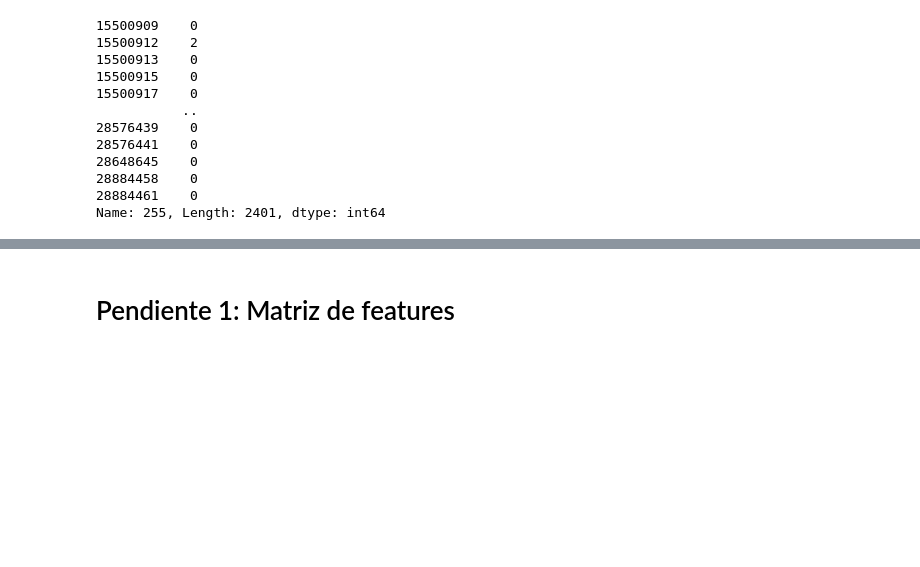
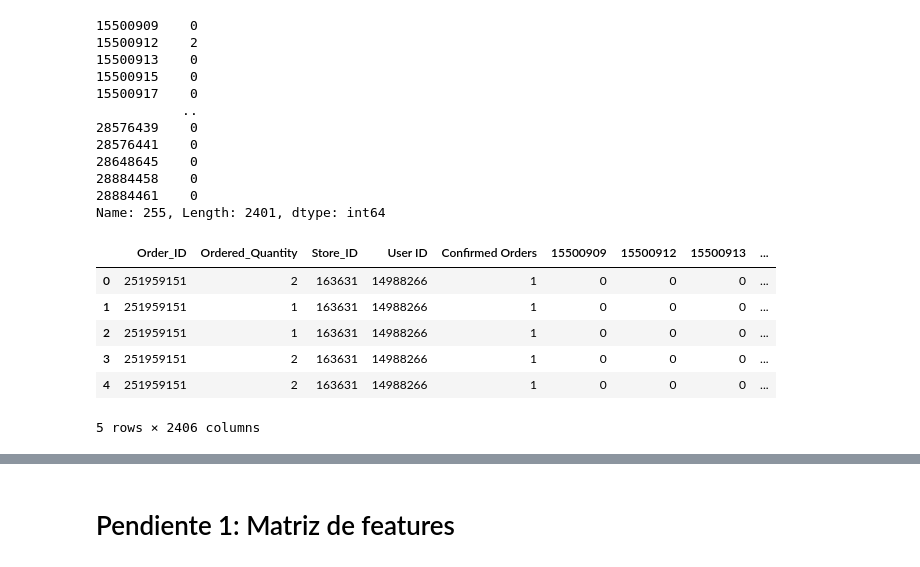
Before and after one commit to Properati-Analysis/-TP3, a Jupyter notebook: TP3.ipynb, the cells around one changed output, grey strips where cells are left out. Drawn from its saved outputs; the diff is of its cells as text; code cells hidden in the pictures; blank space fills up the shorter version.

```diff
--- a/TP3.ipynb
+++ b/TP3.ipynb
@@ -145,3 +145,14 @@ test_multiply.iloc[255]
 Name: 255, Length: 2401, dtype: int64
 # %%
 df_final_reducido = df_full_dummies_reducido.iloc[:300,:6].join(test_multiply)
+# %%
+df_final_reducido.drop("SKU_ID",axis=1,inplace=True)
+df_final_reducido.head()
+# %% [output]
+|  | Order_ID | Ordered_Quantity | Store_ID | User ID | Confirmed Orders | 15500909 | 15500912 | 15500913 | ... |
+| 0 | 251959151 | 2 | 163631 | 14988266 | 1 | 0 | 0 | 0 | ... |
+| 1 | 251959151 | 1 | 163631 | 14988266 | 1 | 0 | 0 | 0 | ... |
+| 2 | 251959151 | 1 | 163631 | 14988266 | 1 | 0 | 0 | 0 | ... |
+| 3 | 251959151 | 2 | 163631 | 14988266 | 1 | 0 | 0 | 0 | ... |
+| 4 | 251959151 | 2 | 163631 | 14988266 | 1 | 0 | 0 | 0 | ... |
+5 rows × 2406 columns
```
Also changed, not shown: parts of 13 cells of this notebook.
